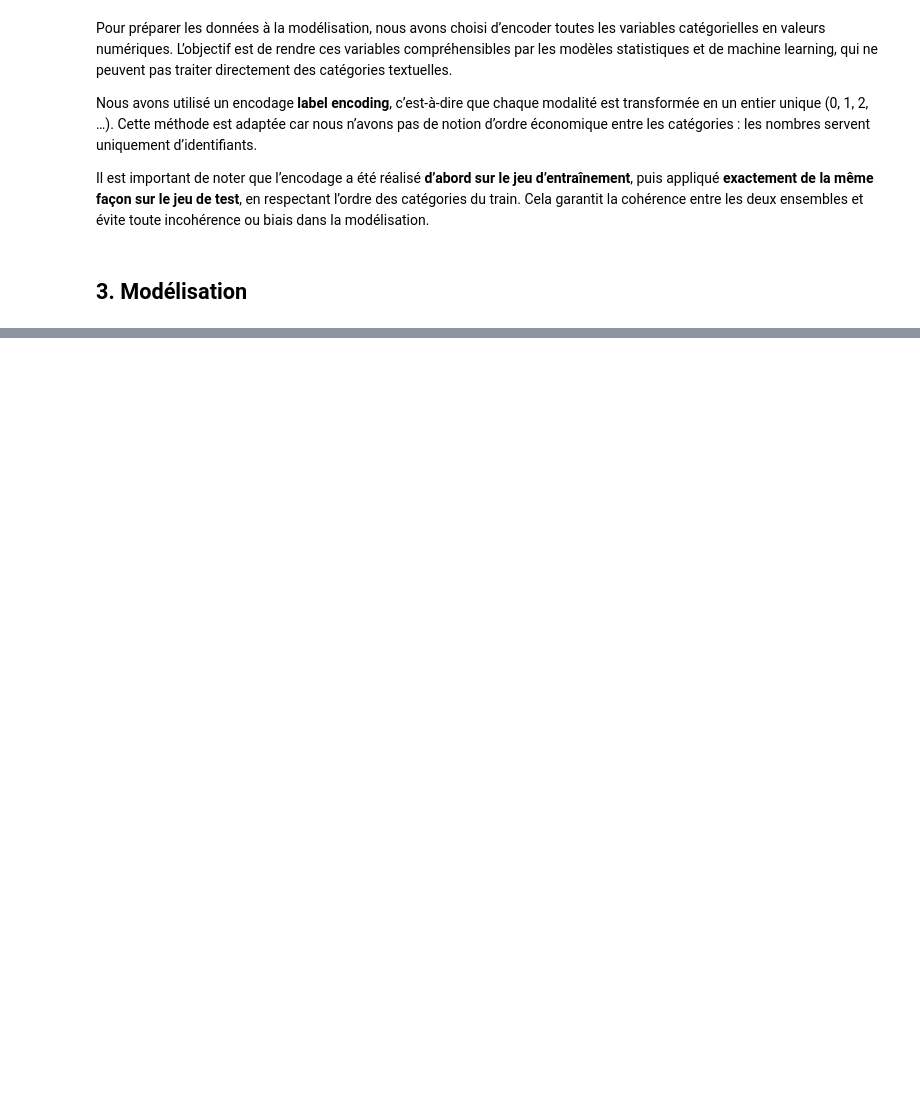
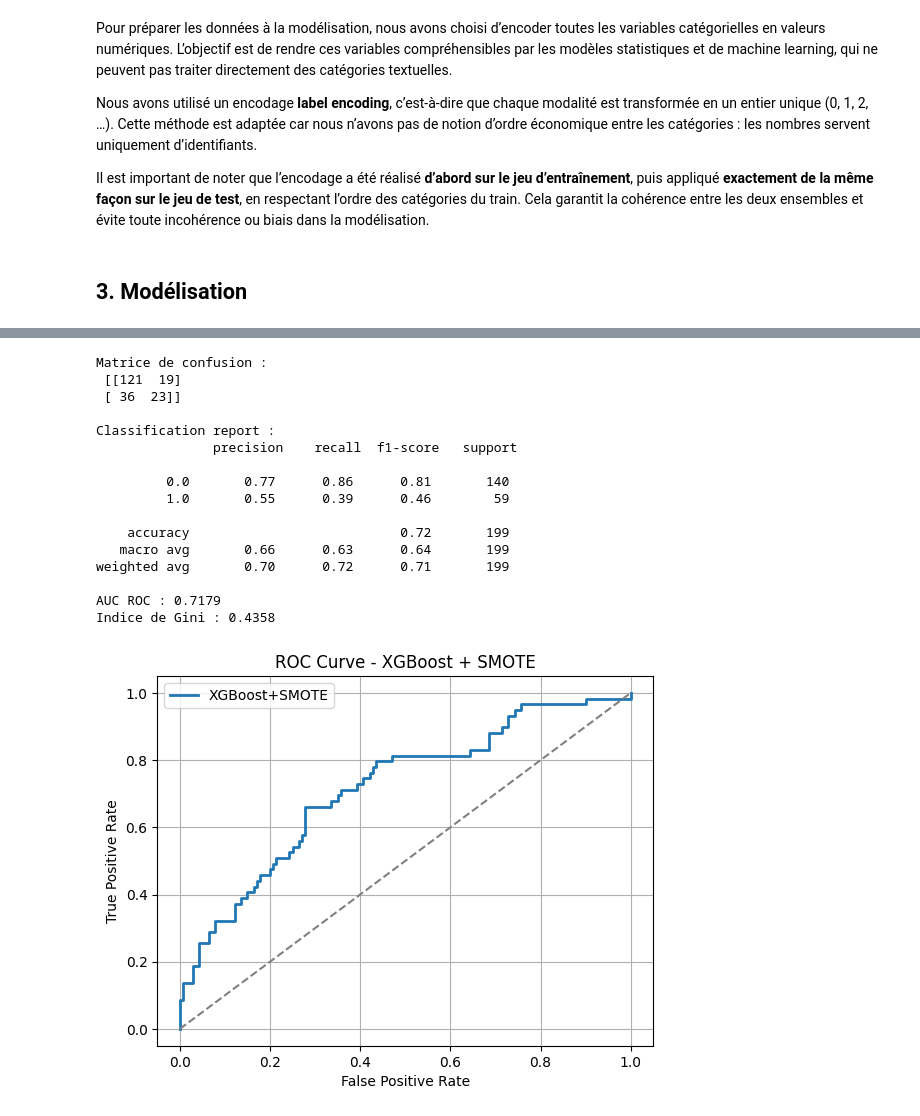
Before and after one commit to Djayan-D/projet_scoring, a Jupyter notebook: notebooks/script.ipynb, the cells around one changed output, grey strips where cells are left out. Saved outputs shown, nothing was run; the diff lists cells and outputs as text; code cells hidden in the pictures; blank space fills up the shorter version.

```diff
--- a/notebooks/script.ipynb
+++ b/notebooks/script.ipynb
@@ -842,0 +1106,7 @@ Penser à expliquer à chaque fois ce que l'on fait, pourquoi on le fait etc
+# %%
+from imblearn.over_sampling import SMOTE
+smote = SMOTE(random_state=42)
+X_train_res, y_train_res = smote.fit_resample(X_train, y_train)
+
+print("Avant SMOTE :", y_train.value_counts())
+print("Après SMOTE :", y_train_res.value_counts())
@@ -842,0 +1122,7 @@ Penser à expliquer à chaque fois ce que l'on fait, pourquoi on le fait etc
+# %%
+xgb_model = xgb.XGBClassifier(
+    objective='binary:logistic',
+    eval_metric='auc',
+    use_label_encoder=False,
+    random_state=42
+)
@@ -842,0 +1147,5 @@ Penser à expliquer à chaque fois ce que l'on fait, pourquoi on le fait etc
+# %%
+grid_search.fit(X_train_res, y_train_res)
+
+best_xgb = grid_search.best_estimator_
+print("Meilleurs paramètres :", grid_search.best_params_)
@@ -842,0 +1158,47 @@ Penser à expliquer à chaque fois ce que l'on fait, pourquoi on le fait etc
+# %%
+# predictions
+y_proba = best_xgb.predict_proba(X_test)[:,1]
+y_pred = (y_proba >= 0.5).astype(int)  # seuil 0.5
+
+# Matrice de confusion
+cm = confusion_matrix(y_test, y_pred)
+print("\nMatrice de confusion :\n", cm)
+
+# Classification report
+print("\nClassification report :\n", classification_report(y_test, y_pred))
+
+# AUC et Gini
+auc = roc_auc_score(y_test, y_proba)
+gini = 2*auc - 1
+print(f"AUC ROC : {auc:.4f}")
+print(f"Indice de Gini : {gini:.4f}")
+
+# Courbe ROC
+fpr, tpr, _ = roc_curve(y_test, y_proba)
+plt.figure()
+plt.plot(fpr, tpr, label=f'XGBoost+SMOTE', linewidth=2)
+plt.plot([0,1], [0,1], '--', color='gray')
+plt.xlabel("False Positive Rate")
+plt.ylabel("True Positive Rate")
+plt.title("ROC Curve - XGBoost + SMOTE")
+plt.legend()
+plt.grid(True)
+plt.show()
+# %% [output]
+Matrice de confusion :
+ [[121  19]
+ [ 36  23]]
+
+Classification report :
+               precision    recall  f1-score   support
+
+         0.0       0.77      0.86      0.81       140
+         1.0       0.55      0.39      0.46        59
+
+    accuracy                           0.72       199
+   macro avg       0.66      0.63      0.64       199
+weighted avg       0.70      0.72      0.71       199
+
+AUC ROC : 0.7179
+Indice de Gini : 0.4358
+[figure, added]
```
Also changed, not shown: parts of 35 cells of this notebook, 2 other files.
